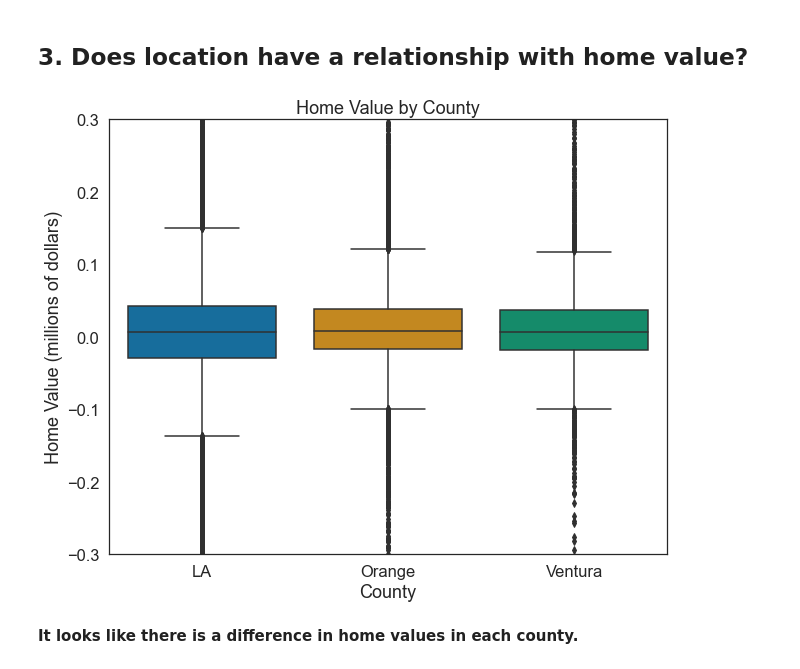
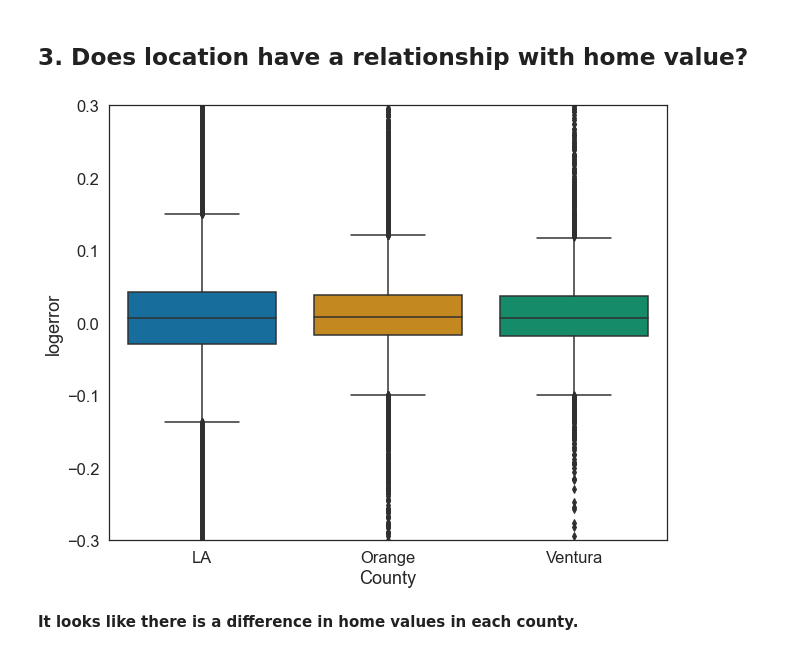
Before and after one commit to cd2022mirzakhani/clustering_project, a Jupyter notebook: project_template.ipynb, the cells around one changed output. Cells and saved outputs as stored; diff of their text form; code cells hidden in the pictures.

```diff
--- a/project_template.ipynb
+++ b/project_template.ipynb
@@ -148,3 +167,15 @@ plt.show()
 **Looks as if logerror is normally distributed**
 # %% [markdown]
 ### 2. Is there a significant relationship between sqft and logerror?
+# %%
+#set font size
+sns.set(font_scale=1.5)
+#set plot style
+sns.set_style('white')
+
+#make plot
+fig, ax = plt.subplots(1,1, figsize=(20,8))
+sns.regplot('sqft', 'logerror', data=train, scatter_kws={"color":"#0173b2"}, line_kws={"color": "#de8f05"})
+ax.vlines(5000, -4, 4, color="#de8f05", label='mean logerror', linewidth=4)
+ax.set_ylabel("logerror")
+plt.show()
@@ -165,0 +205,14 @@ plt.show()
+# %%
+#set font size
+sns.set(font_scale=1.5)
+#set plot style
+sns.set_style('white')
+
+#make plot
+fig, ax = plt.subplots(1,1, figsize=(20,5))
+sns.regplot('lotsizesquarefeet', 'logerror', data=train[train.county=='Orange'], scatter_kws={"color":"#0173b2"}, line_kws={"color": "#de8f05"})
+ax.vlines(30000, -2, 3, color="#de8f05", label='mean logerror', linewidth=4)
+ax.set_ylim(-4,4)
+ax.set_xlim(-100000,1000000)
+ax.set_ylabel("logerror")
+plt.show()
@@ -165,0 +221,13 @@ plt.show()
+# %%
+#set font size
+sns.set(font_scale=1.5)
+#set plot style
+sns.set_style('white')
+
+#make plot
+fig, ax = plt.subplots(1,1, figsize=(20,5))
+sns.regplot('lotsizesquarefeet', 'logerror', data=train[train.county=='Ventura'], scatter_kws={"color":"#0173b2"}, line_kws={"color": "#de8f05"})
+ax.vlines(30000, -2, 2, color="#de8f05", label='mean logerror', linewidth=4)
+ax.set_ylim(-4,4)
+ax.set_xlim(-100000,1000000)
+ax.set_ylabel("logerror")
@@ -187,14 +260,14 @@ p-value: 9.264e-48
 # %%
 #make plot
 fig, ax = plt.subplots(1,1, figsize=(10,8))
 sns.boxplot(data = train, x = 'county', y = 'logerror', palette='colorblind', ax=ax)
-ax.set_title('Home Value by County')
+#ax.set_title('Home Value by County')
 ax.set_xlabel('County')
-ax.set_ylabel('Home Value (millions of dollars)')
+#ax.set_ylabel('Home Value (millions of dollars)')
 ax.set_ylim(-.3,.3)
 plt.show()
 # %% [output]
-[figure, old version]
+[figure, new version]
 # %% [markdown]
 **It looks like there is a difference in home values in each county.**
 # %% [markdown]
```
Also changed, not shown: parts of 19 cells of this notebook.
